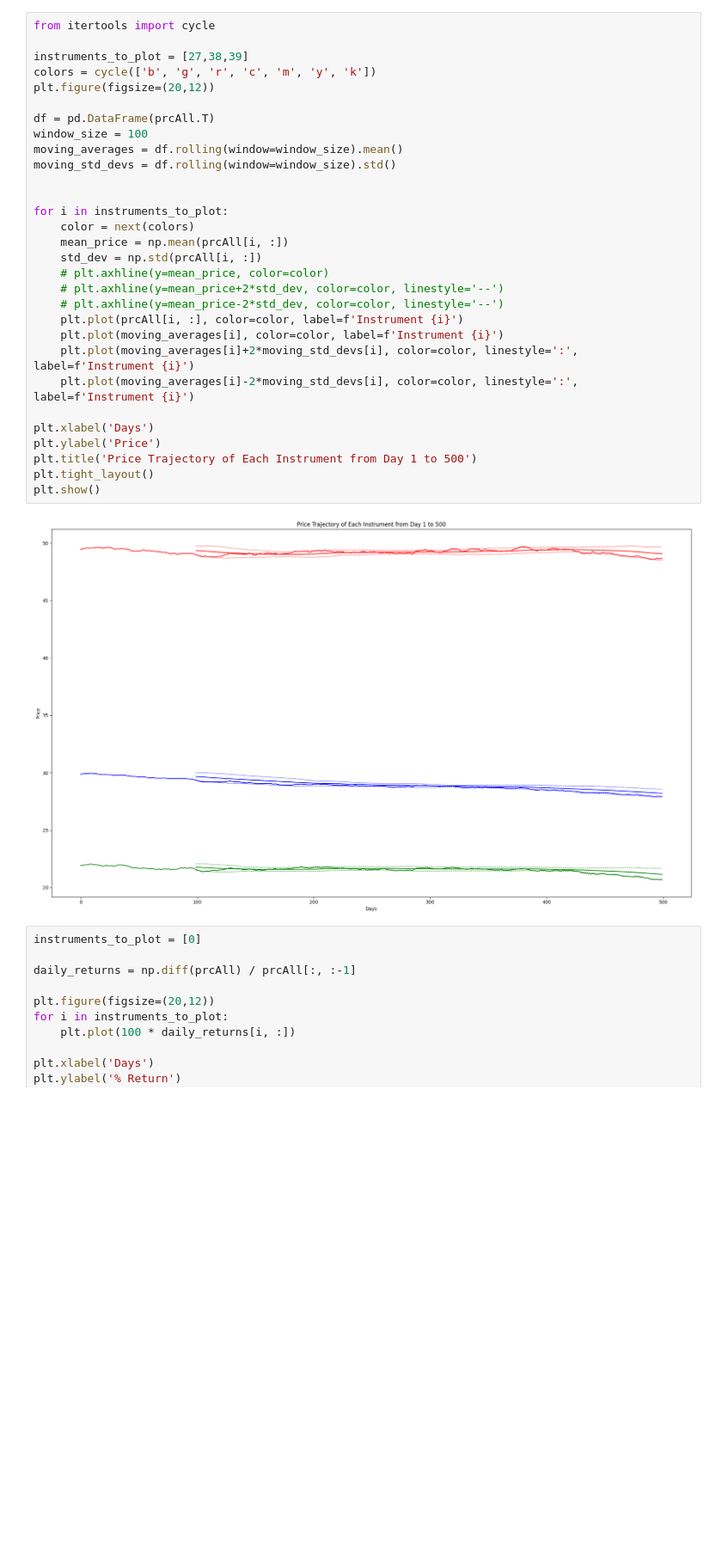
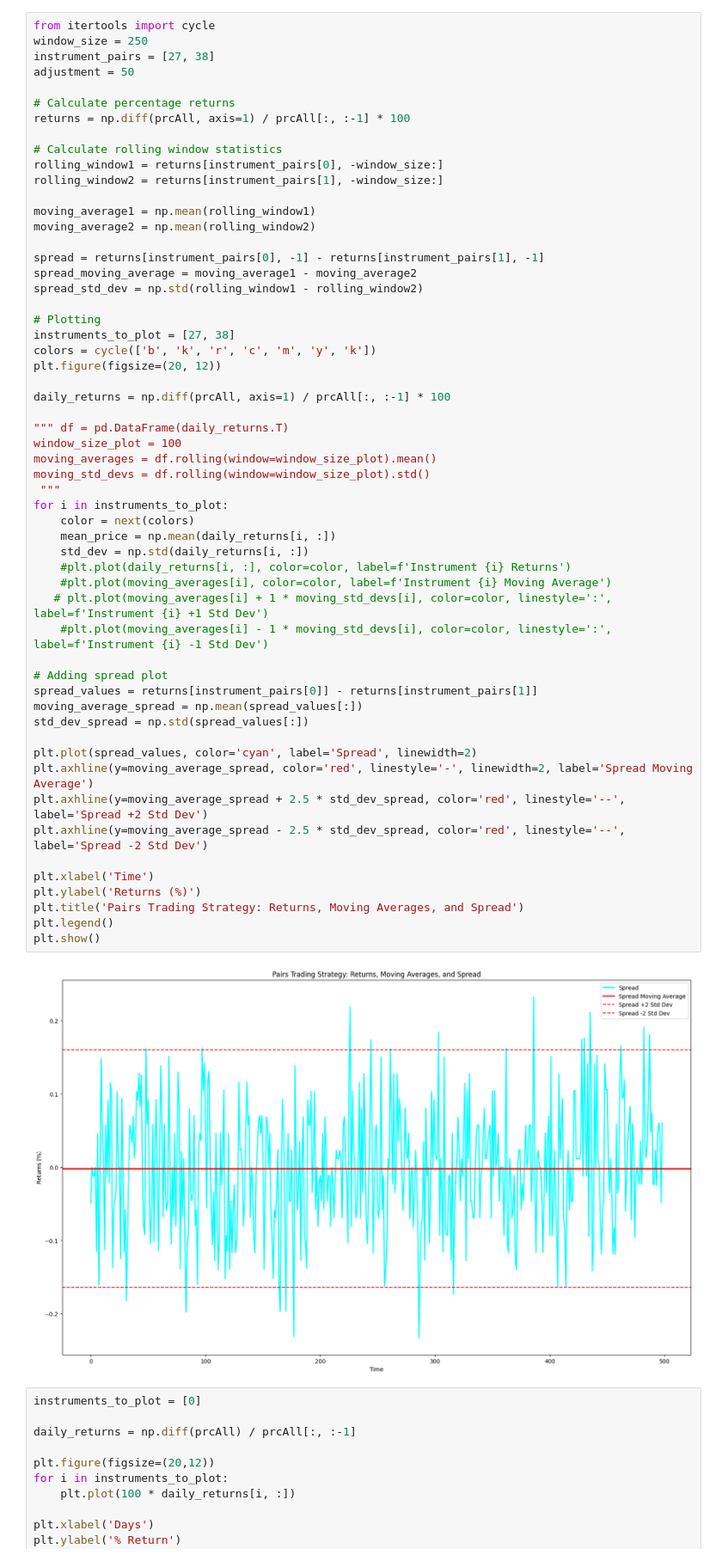
Before and after one commit to cazb2/algothon, a Jupyter notebook: Algothon 2024/eval.ipynb, the cells around one changed output. Shown at 86% size. Drawn from its saved outputs; the diff is of its cells as text; blank space fills up the shorter version.

Commit message:
worked on pairs trading strategy

```diff
--- a/Algothon 2024/eval.ipynb
+++ b/Algothon 2024/eval.ipynb
@@ -178,35 +196,61 @@ The residuals are not stationary, indicating the series 38 and 27 are not cointe
 # %%
 from itertools import cycle
+window_size = 250
+instrument_pairs = [27, 38]
+adjustment = 50
 
-instruments_to_plot = [27,38,39]
-colors = cycle(['b', 'g', 'r', 'c', 'm', 'y', 'k'])
-plt.figure(figsize=(20,12))
+# Calculate percentage returns
+returns = np.diff(prcAll, axis=1) / prcAll[:, :-1] * 100
 
-df = pd.DataFrame(prcAll.T)
-window_size = 100
-moving_averages = df.rolling(window=window_size).mean()
-moving_std_devs = df.rolling(window=window_size).std()
+# Calculate rolling window statistics
+rolling_window1 = returns[instrument_pairs[0], -window_size:]
+rolling_window2 = returns[instrument_pairs[1], -window_size:]
 
+moving_average1 = np.mean(rolling_window1)
+moving_average2 = np.mean(rolling_window2)
 
+spread = returns[instrument_pairs[0], -1] - returns[instrument_pairs[1], -1]
+spread_moving_average = moving_average1 - moving_average2
+spread_std_dev = np.std(rolling_window1 - rolling_window2)
+
+# Plotting
+instruments_to_plot = [27, 38]
+colors = cycle(['b', 'k', 'r', 'c', 'm', 'y', 'k'])
+plt.figure(figsize=(20, 12))
+
+daily_returns = np.diff(prcAll, axis=1) / prcAll[:, :-1] * 100
+
+""" df = pd.DataFrame(daily_returns.T)
+window_size_plot = 100
+moving_averages = df.rolling(window=window_size_plot).mean()
+moving_std_devs = df.rolling(window=window_size_plot).std()
+ """
 for i in instruments_to_plot:
     color = next(colors)
-    mean_price = np.mean(prcAll[i, :])
-    std_dev = np.std(prcAll[i, :])
-    # plt.axhline(y=mean_price, color=color)
-    # plt.axhline(y=mean_price+2*std_dev, color=color, linestyle='--')
-    # plt.axhline(y=mean_price-2*std_dev, color=color, linestyle='--')
-    plt.plot(prcAll[i, :], color=color, label=f'Instrument {i}')
-    plt.plot(moving_averages[i], color=color, label=f'Instrument {i}')
-    plt.plot(moving_averages[i]+2*moving_std_devs[i], color=color, linestyle=':', label=f'Instrument {i}')
-    plt.plot(moving_averages[i]-2*moving_std_devs[i], color=color, linestyle=':', label=f'Instrument {i}')
+    mean_price = np.mean(daily_returns[i, :])
+    std_dev = np.std(daily_returns[i, :])
+    #plt.plot(daily_returns[i, :], color=color, label=f'Instrument {i} Returns')
+    #plt.plot(moving_averages[i], color=color, label=f'Instrument {i} Moving Average')
+   # plt.plot(moving_averages[i] + 1 * moving_std_devs[i], color=color, linestyle=':', label=f'Instrument {i} +1 Std Dev')
+    #plt.plot(moving_averages[i] - 1 * moving_std_devs[i], color=color, linestyle=':', label=f'Instrument {i} -1 Std Dev')
 
-plt.xlabel('Days')
-plt.ylabel('Price')
-plt.title('Price Trajectory of Each Instrument from Day 1 to 500')
-plt.tight_layout()
+# Adding spread plot
+spread_values = returns[instrument_pairs[0]] - returns[instrument_pairs[1]]
+moving_average_spread = np.mean(spread_values[:])
+std_dev_spread = np.std(spread_values[:])
+
+plt.plot(spread_values, color='cyan', label='Spread', linewidth=2)
+plt.axhline(y=moving_average_spread, color='red', linestyle='-', linewidth=2, label='Spread Moving Average')
+plt.axhline(y=moving_average_spread + 2.5 * std_dev_spread, color='red', linestyle='--', label='Spread +2 Std Dev')
+plt.axhline(y=moving_average_spread - 2.5 * std_dev_spread, color='red', linestyle='--', label='Spread -2 Std Dev')
+
+plt.xlabel('Time')
+plt.ylabel('Returns (%)')
+plt.title('Pairs Trading Strategy: Returns, Moving Averages, and Spread')
+plt.legend()
 plt.show()
 # %% [output]
-[figure, old version]
+[figure, new version]
 # %%
 instruments_to_plot = [0]
 
```
Also changed, not shown: parts of 2 cells of this notebook, 1 other file.
